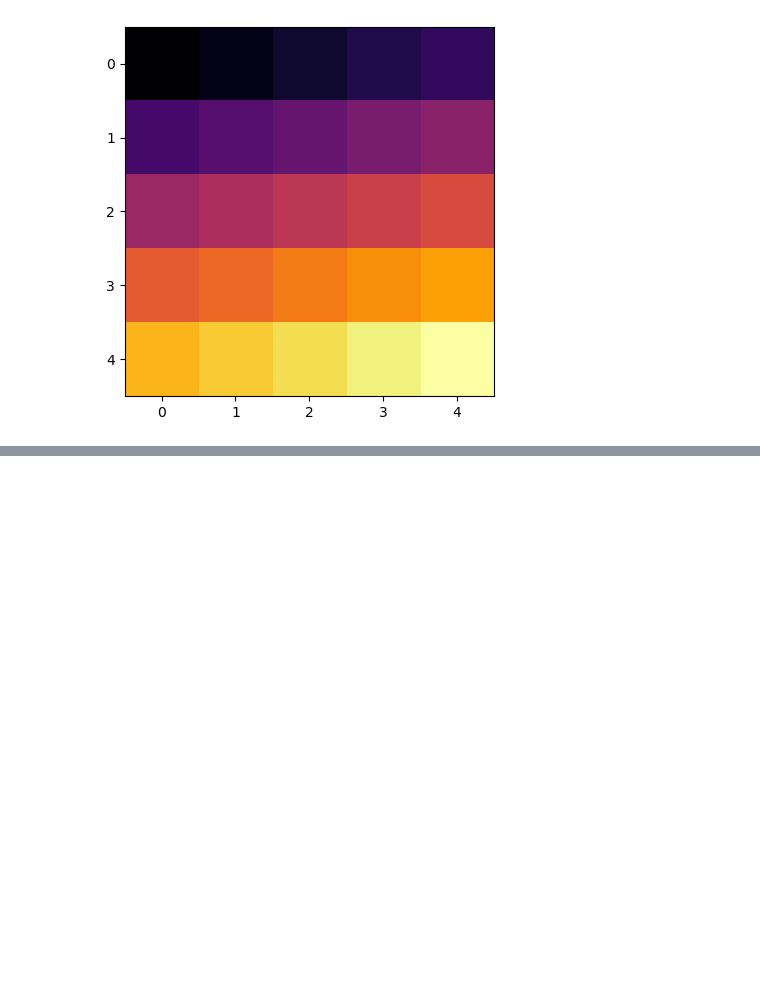
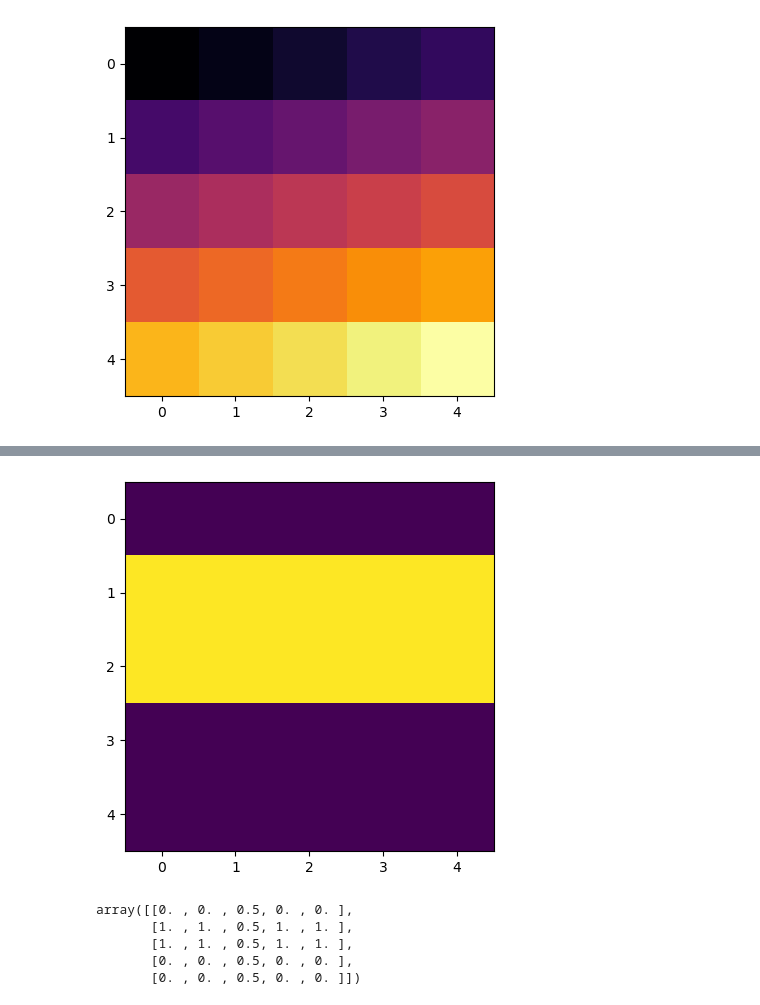
Before and after one commit to bbadzioch/MTH337_site, a Jupyter notebook: schedule/week4/week4_notebook.ipynb, the cells around one changed output, grey strips where cells are left out. Drawn from its saved outputs; the diff is of its cells as text; code cells hidden in the pictures; blank space fills up the shorter version.

```diff
--- a/schedule/week4/week4_notebook.ipynb
+++ b/schedule/week4/week4_notebook.ipynb
@@ -535,0 +554,14 @@ plt.imshow(a)
+# %%
+plt.imshow(b)
+plt.show()
+# %% [output]
+[figure, added]
+# %%
+b[:, 2] = 0.5
+b
+# %% [output]
+array([[0. , 0. , 0.5, 0. , 0. ],
+       [1. , 1. , 0.5, 1. , 1. ],
+       [1. , 1. , 0.5, 1. , 1. ],
+       [0. , 0. , 0.5, 0. , 0. ],
+       [0. , 0. , 0.5, 0. , 0. ]])
```
Also changed, not shown: parts of 49 cells of this notebook.
